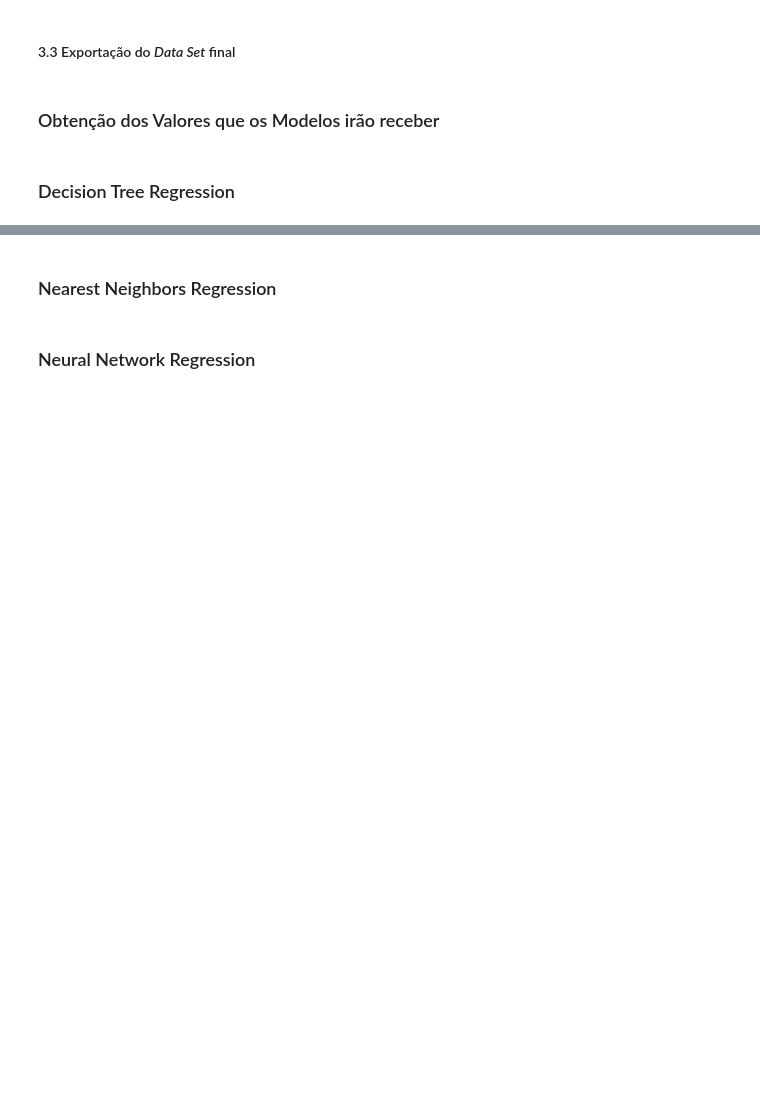
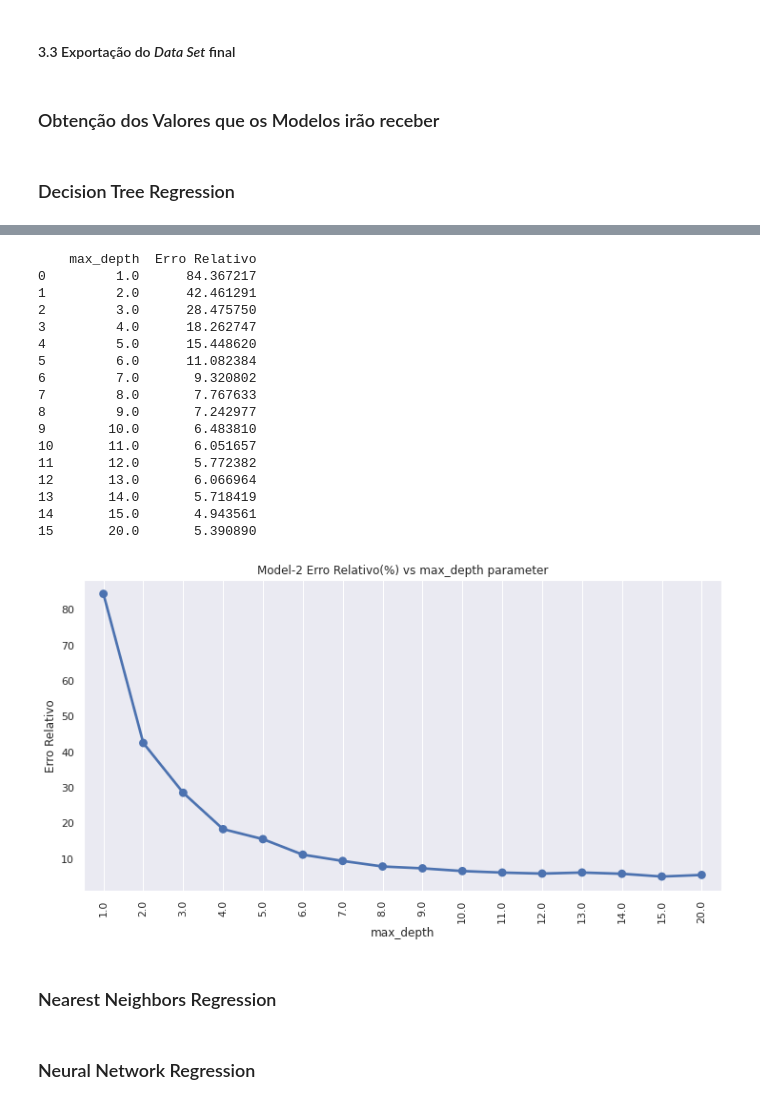
Before and after one commit to filipasenra/FEUP-IART-TP2, a Jupyter notebook: Temática 4A Aprendizagem Supervisionada_Regressão COVID-19.ipynb, the cells around one changed output, grey strips where cells are left out. Drawn from its saved outputs; the diff is of its cells as text; code cells hidden in the pictures; blank space fills up the shorter version.

```diff
--- a/Temática 4A Aprendizagem Supervisionada_Regressão COVID-19.ipynb
+++ b/Temática 4A Aprendizagem Supervisionada_Regressão COVID-19.ipynb
@@ -351,0 +433,63 @@ NameError: name 'DecisionTreeRegressor' is not defined
+# %%
+def perfomeTestAndShow(c_parameter_name, c_parameter_values):
+
+    df = pd.DataFrame(columns=[c_parameter_name, 'Erro Relativo'])
+
+    for input_parameter in c_parameter_values:
+
+        if c_parameter_name == 'max_depth':
+            model = DecisionTreeRegressor(max_depth=input_parameter, random_state=0)
+        elif c_parameter_name == 'min_samples_split':
+            model = DecisionTreeRegressor(min_samples_split=input_parameter, random_state=0)
+        elif c_parameter_name == 'min_samples_leaf':
+            model = DecisionTreeRegressor(min_samples_leaf=input_parameter, random_state=0)
+        elif c_parameter_name == 'max_leaf_nodes':
+            model = DecisionTreeRegressor(max_leaf_nodes=input_parameter, random_state=0)
+        elif c_parameter_name == 'min_impurity_decrease':
+            model = DecisionTreeRegressor(min_impurity_decrease=input_parameter, random_state=0)
+
+
+        model.fit(X_train, y_train)
+
+
+        y_pred = model.predict(X_test)
+
+        acc_score = metrics.mean_absolute_error(y_test, y_pred)*100/merged_inner.describe()[variable].loc['mean']
+
+        df = df.append({c_parameter_name : input_parameter , 'Erro Relativo' : acc_score}, ignore_index=True)
+
+    print(df)
+    print("")
+
+    plt.figure(figsize=(12,6))
+    sns.pointplot(x=c_parameter_name, y="Erro Relativo", data=df)
+    title = 'Model-2 Erro Relativo(%) vs ' + c_parameter_name + ' parameter'
+    plt.title(title)
+    plt.xticks(rotation= 90)
+    plt.grid()
+# %%
+from sklearn.metrics import accuracy_score
+
+X_train, X_test, y_train, y_test = train_test_split(X[variable], y[variable], test_size=0.2, random_state=0)
+
+c_parameter_name = 'max_depth'
+perfomeTestAndShow('max_depth', [1,2,3,4,5,6,7,8,9,10,11,12,13,14,15, 20])
+# %% [output]
+    max_depth  Erro Relativo
+0         1.0      84.367217
+1         2.0      42.461291
+2         3.0      28.475750
+3         4.0      18.262747
+4         5.0      15.448620
+5         6.0      11.082384
+6         7.0       9.320802
+7         8.0       7.767633
+8         9.0       7.242977
+9        10.0       6.483810
+10       11.0       6.051657
+11       12.0       5.772382
+12       13.0       6.066964
+13       14.0       5.718419
+14       15.0       4.943561
+15       20.0       5.390890
+[figure, added]
```
Also changed, not shown: parts of 20 cells of this notebook, 1 other file.
